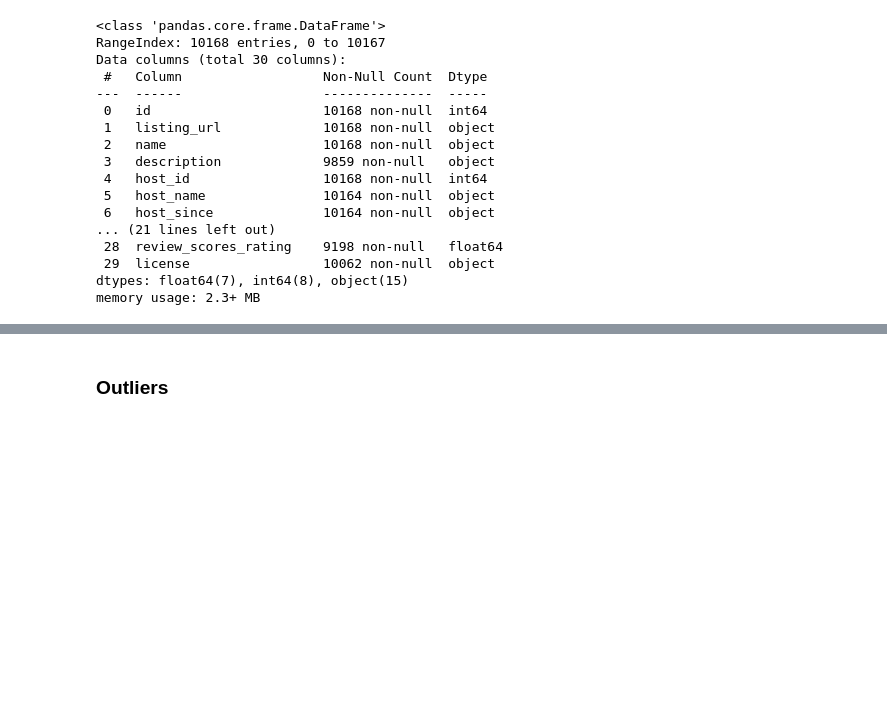
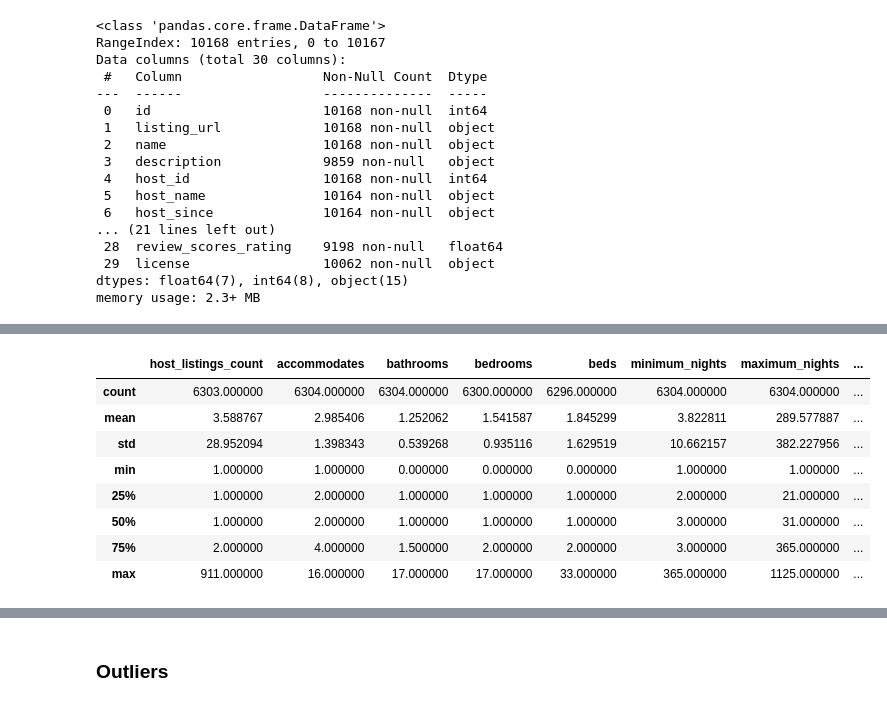
Before and after one commit to GitMathijs/S3_AI_lesmateriaal, a Jupyter notebook: Data/airbnb-opdracht.ipynb, the cells around one changed output, grey strips where cells are left out. Drawn from its saved outputs; the diff is of its cells as text; code cells hidden in the pictures; blank space fills up the shorter version.

```diff
--- a/Data/airbnb-opdracht.ipynb
+++ b/Data/airbnb-opdracht.ipynb
@@ -95,0 +106,13 @@ Ik heb besloten om de kolom 'neighbourhood' niet te gebruiken. 'neighbourhood_cl
+# %%
+airbnb[["host_listings_count", "accommodates", "bathrooms", "bedrooms", "beds", "minimum_nights", "maximum_nights",
+        "number_of_reviews", "review_scores_rating", "price_numeric"]].describe()
+# %% [output]
+|  | host_listings_count | accommodates | bathrooms | bedrooms | beds | minimum_nights | maximum_nights | ... |
+| count | 6303.000000 | 6304.000000 | 6304.000000 | 6300.000000 | 6296.000000 | 6304.000000 | 6304.000000 | ... |
+| mean | 3.588767 | 2.985406 | 1.252062 | 1.541587 | 1.845299 | 3.822811 | 289.577887 | ... |
+| std | 28.952094 | 1.398343 | 0.539268 | 0.935116 | 1.629519 | 10.662157 | 382.227956 | ... |
+| min | 1.000000 | 1.000000 | 0.000000 | 0.000000 | 0.000000 | 1.000000 | 1.000000 | ... |
+| 25% | 1.000000 | 2.000000 | 1.000000 | 1.000000 | 1.000000 | 2.000000 | 21.000000 | ... |
+| 50% | 1.000000 | 2.000000 | 1.000000 | 1.000000 | 1.000000 | 3.000000 | 31.000000 | ... |
+| 75% | 2.000000 | 4.000000 | 1.500000 | 2.000000 | 2.000000 | 3.000000 | 365.000000 | ... |
+| max | 911.000000 | 16.000000 | 17.000000 | 17.000000 | 33.000000 | 365.000000 | 1125.000000 | ... |
```
Also changed, not shown: parts of 12 cells of this notebook.
